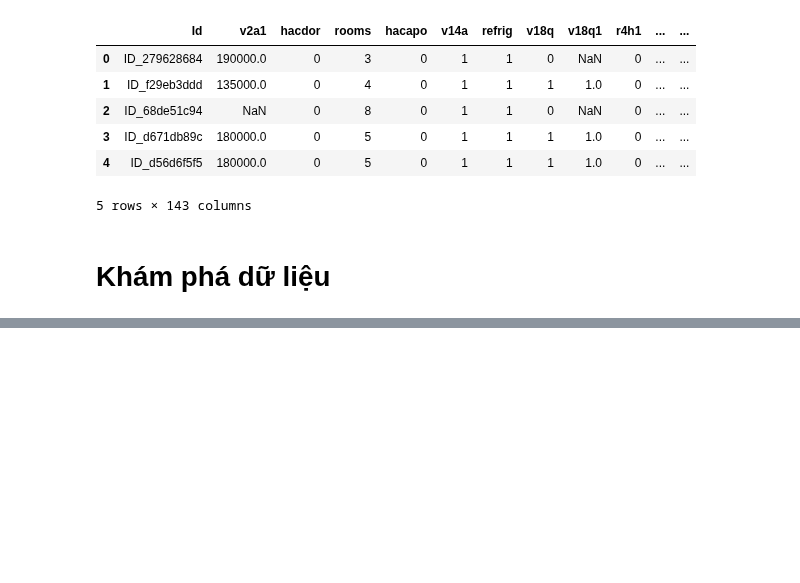
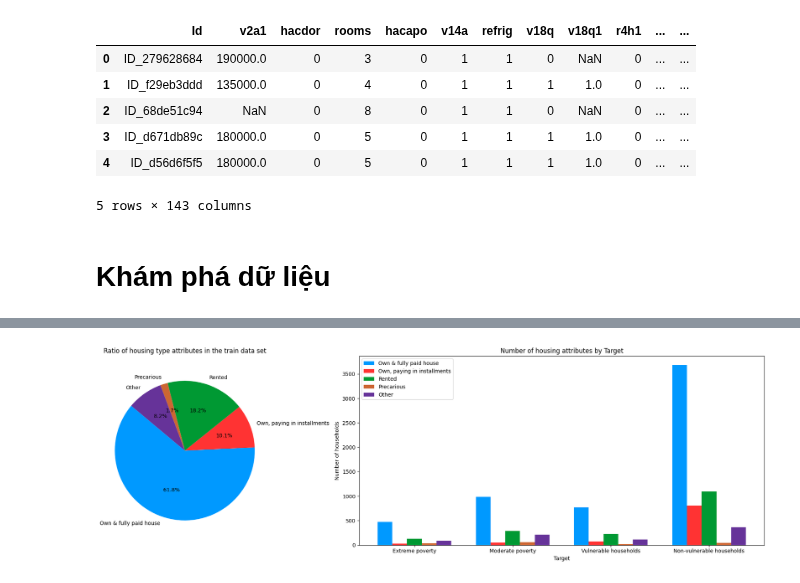
Before and after one commit to iam-Dylan/costa-rican-household, a Jupyter notebook: source/eda.ipynb, the cells around one changed output, grey strips where cells are left out. Saved outputs shown, nothing was run; the diff lists cells and outputs as text; code cells hidden in the pictures; blank space fills up the shorter version.

```diff
--- a/source/eda.ipynb
+++ b/source/eda.ipynb
@@ -46,0 +76,50 @@ plt.show()
+# %%
+total_tipovivi1 = train['tipovivi1'].sum()
+total_tipovivi2 = train['tipovivi2'].sum()
+total_tipovivi3 = train['tipovivi3'].sum()
+total_tipovivi4 = train['tipovivi4'].sum()
+total_tipovivi5 = train['tipovivi5'].sum()
+
+total_houses = total_tipovivi1 + total_tipovivi2 + total_tipovivi3 + total_tipovivi4 + total_tipovivi5
+
+sizes = [total_tipovivi1, total_tipovivi2, total_tipovivi3, total_tipovivi4, total_tipovivi5]
+labels = ['Own & fully paid house', 'Own, paying in installments', 'Rented', 'Precarious', 'Other']
+colors = ['#0099FF', '#FF3333', '#009933', '#CC6633', '#663399']
+percentages = [100 * size / total_houses for size in sizes]
+
+# Pie char
+plt.figure(figsize=(18, 6))
+plt.subplot2grid((1, 3), (0, 0))
+plt.pie(percentages, labels=labels, colors=colors, autopct='%1.1f%%', startangle=140)
+plt.title('Ratio of housing type attributes in the train data set')
+plt.axis('equal')
+
+total_tipovivi1_by_target = train.groupby('Target')['tipovivi1'].sum()
+total_tipovivi2_by_target = train.groupby('Target')['tipovivi2'].sum()
+total_tipovivi3_by_target = train.groupby('Target')['tipovivi3'].sum()
+total_tipovivi4_by_target = train.groupby('Target')['tipovivi4'].sum()
+total_tipovivi5_by_target = train.groupby('Target')['tipovivi5'].sum()
+
+labels = ['Extreme poverty', 'Moderate poverty', 'Vulnerable households', 'Non-vulnerable households']
+index = np.arange(len(labels))
+bar_width = 0.15
+colors = ['skyblue', 'lightgreen', 'lightcoral', 'orange', 'lightgrey']
+
+# Bar chart
+plt.subplot2grid((1, 3), (0, 1), colspan=2)
+plt.bar(index, total_tipovivi1_by_target, bar_width, label='Own & fully paid house', color='#0099FF')
+plt.bar(index + bar_width, total_tipovivi2_by_target, bar_width, label='Own, paying in installments', color='#FF3333')
+plt.bar(index + 2*bar_width, total_tipovivi3_by_target, bar_width, label='Rented', color='#009933')
+plt.bar(index + 3*bar_width, total_tipovivi4_by_target, bar_width, label='Precarious', color='#CC6633')
+plt.bar(index + 4*bar_width, total_tipovivi5_by_target, bar_width, label='Other', color='#663399')
+
+plt.xlabel('Target')
+plt.ylabel('Number of households')
+plt.title('Number of housing attributes by Target')
+plt.xticks(index + 2*bar_width, labels)
+plt.legend()
+
+plt.tight_layout()
+plt.show()
+# %% [output]
+[figure, added]
```
Also changed, not shown: parts of 6 cells of this notebook.
